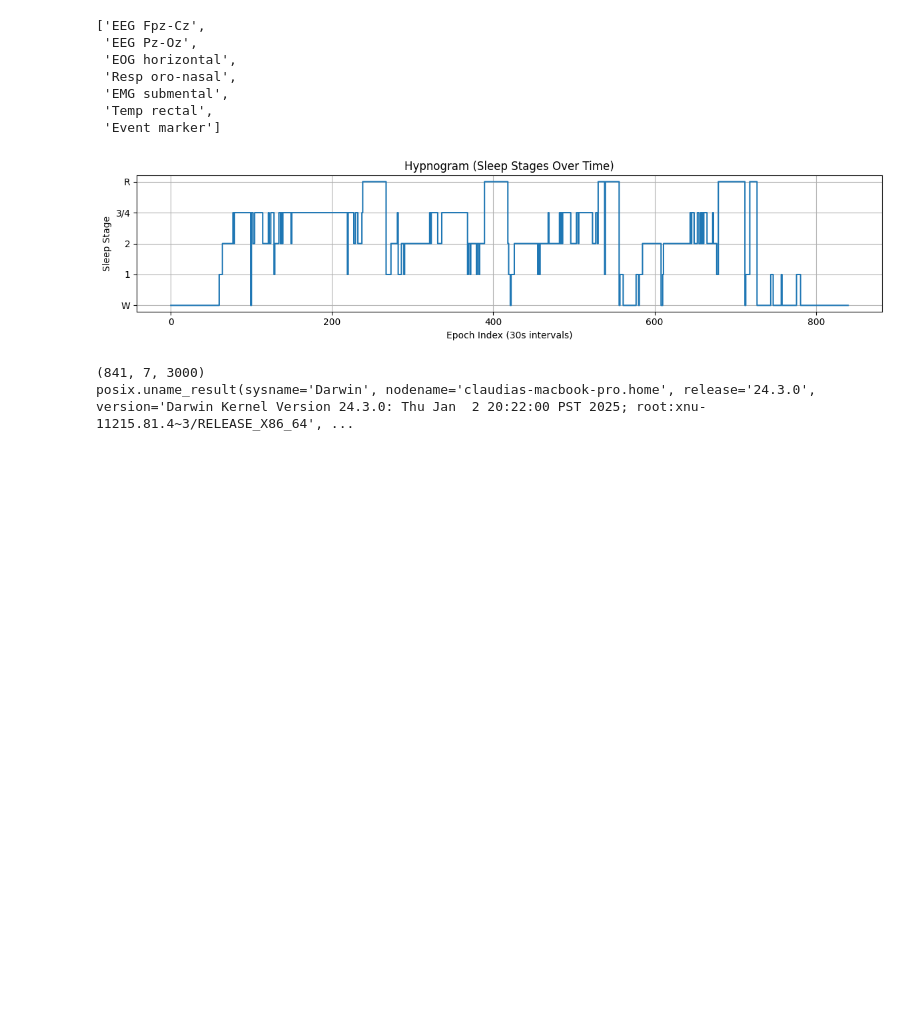
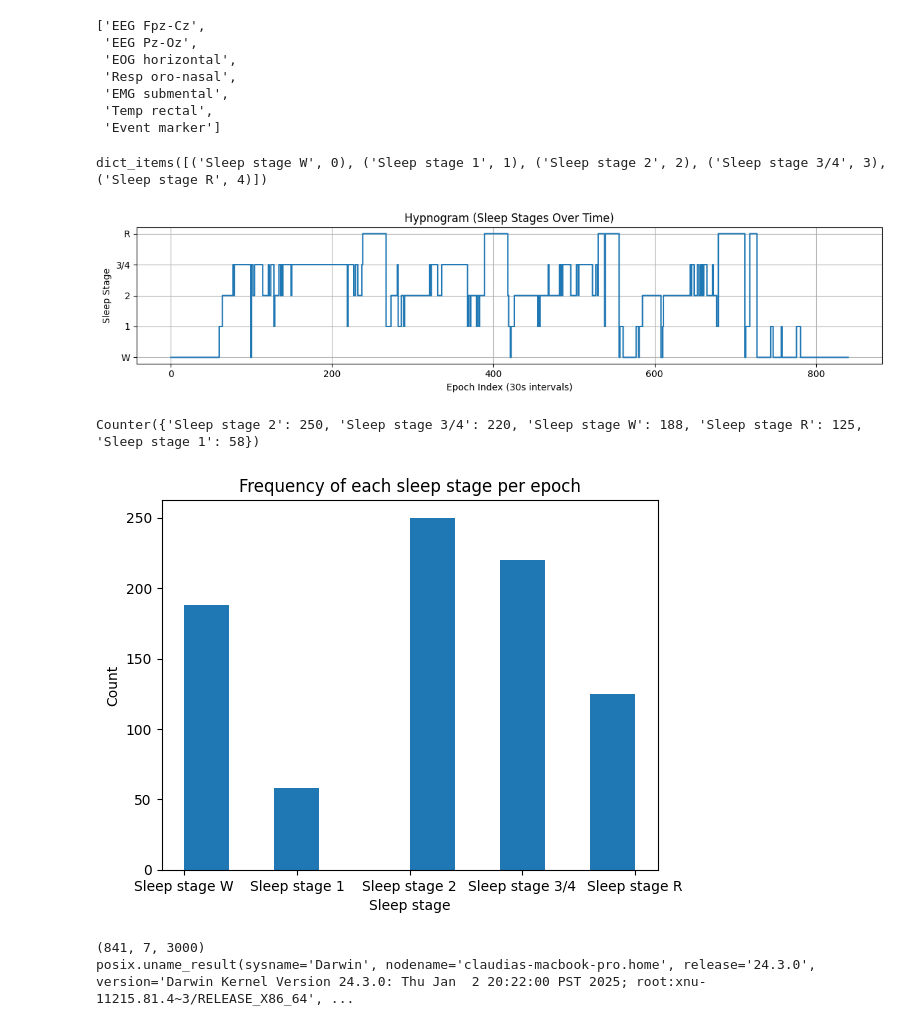
Before and after one commit to AdvPythonFS25/group_3_eeg, a Jupyter notebook: PSG.ipynb, the cells around one changed output. Saved outputs shown, nothing was run; the diff lists cells and outputs as text; code cells hidden in the pictures; blank space fills up the shorter version.

Commit message:
Added stage access on the epoch level

```diff
--- a/PSG.ipynb
+++ b/PSG.ipynb
@@ -76,12 +76,10 @@ epo.ch_names
 # get the sleep stage
 stage = epo.events[:, 2]
 #Un comment the following line to see relationship between integer and sleep stage
-#print(epo.event_id.items())
+print(epo.event_id.items())
 
 #These lines just swap the integer with the string of the sleep stage,
-#reverse_labels = {v: k for k,v in epo.event_id.items()}
-#label_names = [reverse_labels[l] for l in stage]
-#print(label_names)
+
 
 
 stage_labels = ['W', '1', '2', '3/4', 'R']
@@ -102,7 +100,32 @@ plt.show()
 #I guess the next step would be to run a for loop and do this for every file? Im confused because the github says we have data from 25 patients,
 #  but we have 75 fif files
 # %% [output]
+dict_items([('Sleep stage W', 0), ('Sleep stage 1', 1), ('Sleep stage 2', 2), ('Sleep stage 3/4', 3), ('Sleep stage R', 4)])
 [figure]
+Counter({'Sleep stage 2': 250, 'Sleep stage 3/4': 220, 'Sleep stage W': 188, 'Sleep stage R': 125, 'Sleep stage 1': 58})
+# %%
+#Plot a histogram of each sleep stage, using the first patient and epoch
+
+from collections import Counter
+
+reverse_labels = {v: k for k,v in epo.event_id.items()}
+label_names = [reverse_labels[l] for l in stage]
+#print(reverse_labels)
+
+label_counts = Counter(label_names)
+#print(label_counts)
+stages = list(label_counts.keys())
+counts = list(label_counts.values())
+
+#Can loop this for every epoch if needed
+
+plt.hist(label_names)
+plt.xlabel("Sleep stage")
+plt.ylabel("Count")
+plt.title("Frequency of each sleep stage per epoch")
+plt.show()
+# %% [output]
+[figure, added]
 # %%
 #Normalizing the data. Not quite sure why we need to do this yet but. Like i said aove, just need to do a for loop like above and do it for each sample
 
```
Also changed, not shown: parts of 1 cell of this notebook.
